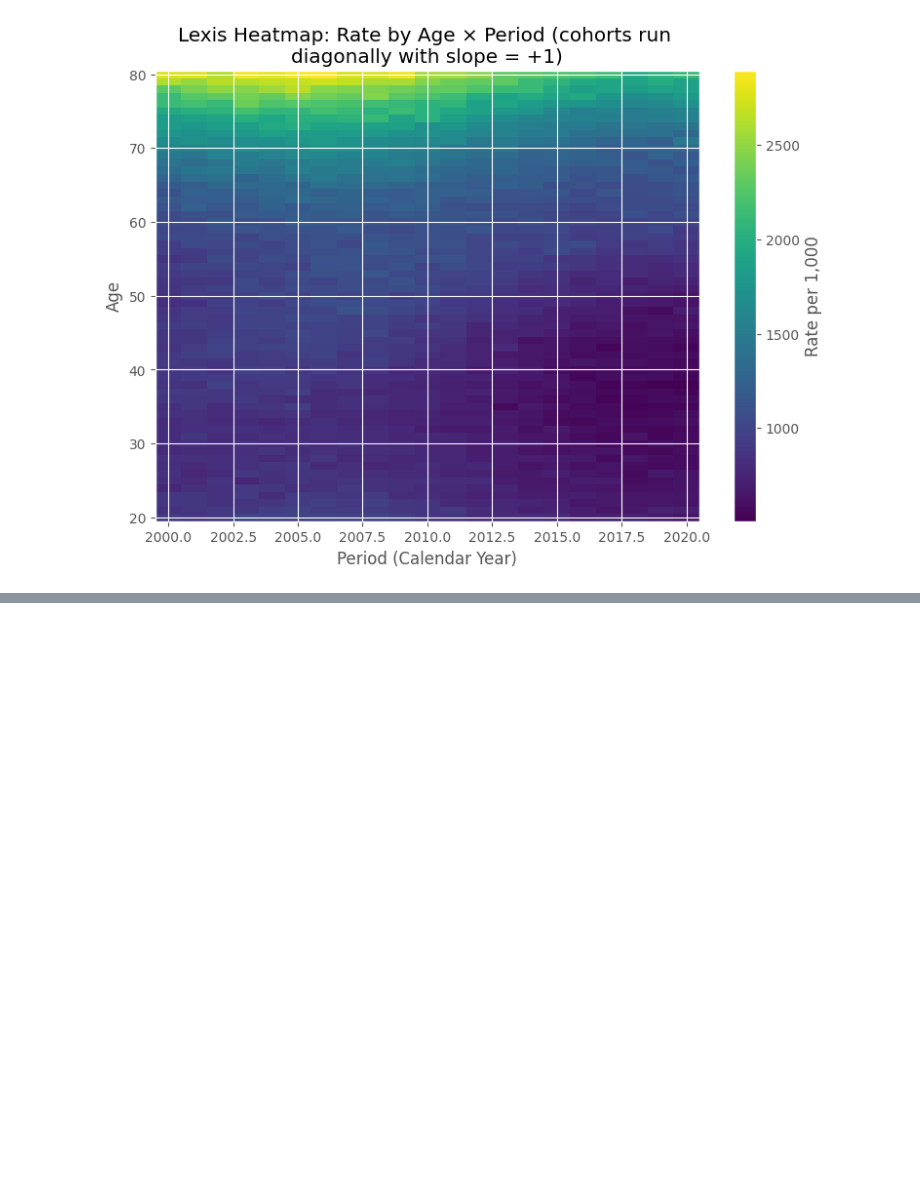
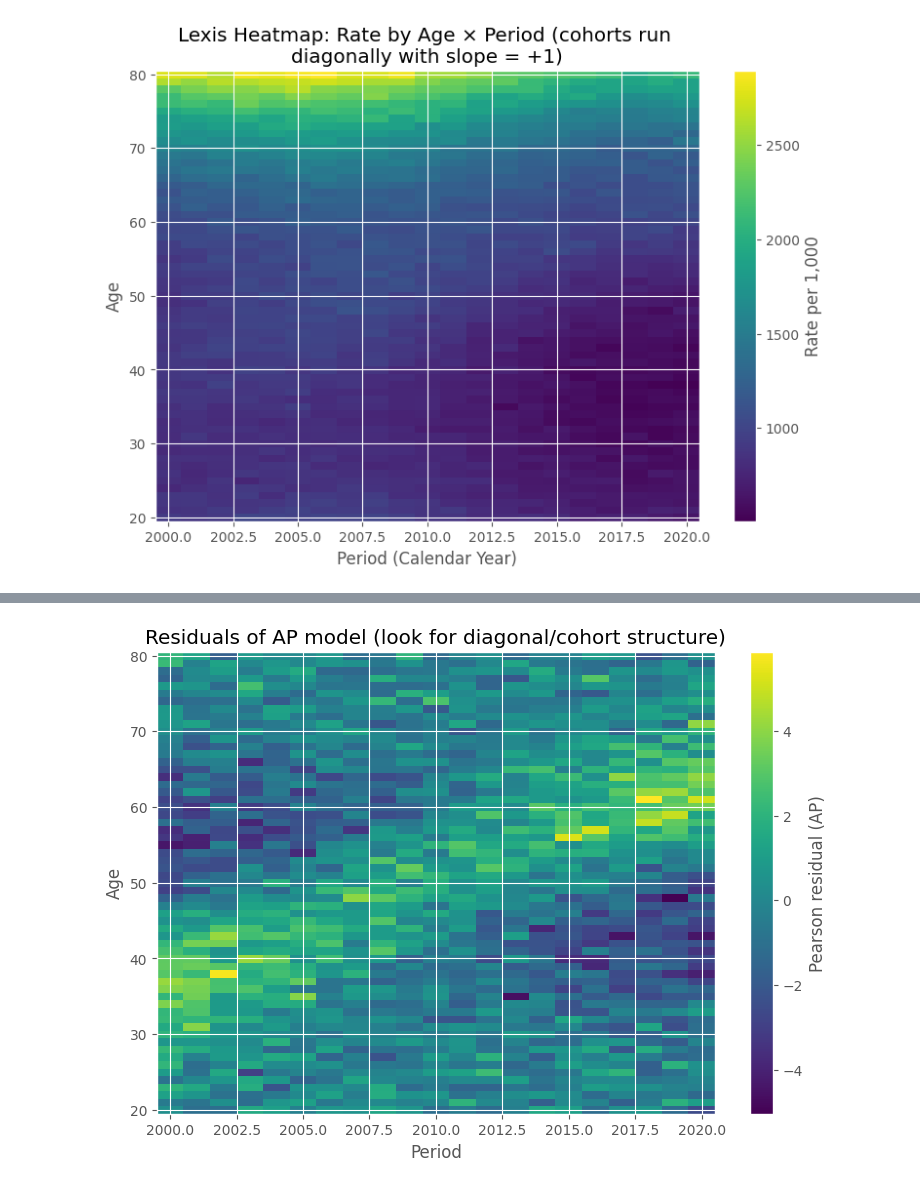
Before and after one commit to marami52/MLDS-490-time-series, a Jupyter notebook: session-5.ipynb, the cells around one changed output, grey strips where cells are left out. Saved outputs shown, nothing was run; the diff lists cells and outputs as text; code cells hidden in the pictures; blank space fills up the shorter version.

```diff
--- a/session-5.ipynb
+++ b/session-5.ipynb
@@ -1516,3 +1516,16 @@ plt.title('Lexis Heatmap: Rate by Age × Period (cohorts run \ndiagonally with s
 plt.show()
 # %% [output]
 [figure]
+# %%
+# AP Model with linear and monotonicity assumtions
+import statsmodels.api as sm
+import numpy as np
+
+# Design matrix: Age and Period as continuous variables
+X_ap_cont = sm.add_constant(grid[['age', 'period']])
+y = grid['count'].values
+offset = np.log(grid['exposure'].values)
+
+model_ap_cont = sm.GLM(y, X_ap_cont, family=sm.families.Poisson(), offset=offset)
+res_ap_cont = model_ap_cont.fit()
+print(res_ap_cont.summary())
@@ -1518,0 +1622,15 @@ plt.show()
+# %%
+grid['mu_ap'] = res_ap.predict(X_ap, offset=offset)
+grid['pearson_resid_ap'] = (grid['count'] - grid['mu_ap']) / np.sqrt(np.maximum(grid['mu_ap'],1e-9))
+
+resid_mat = grid.pivot(index='age', columns='period', values='pearson_resid_ap').sort_index()
+plt.figure(figsize=(9,6))
+plt.imshow(resid_mat.values, aspect='auto', origin='lower',
+           extent=[resid_mat.columns.min()-0.5, resid_mat.columns.max()+0.5,
+                   resid_mat.index.min()-0.5, resid_mat.index.max()+0.5])
+plt.colorbar(label='Pearson residual (AP)')
+plt.xlabel('Period'); plt.ylabel('Age')
+plt.title('Residuals of AP model (look for diagonal/cohort structure)')
+plt.show()
+# %% [output]
+[figure, added]
```
Also changed, not shown: parts of 7 cells of this notebook, 1 other file.
